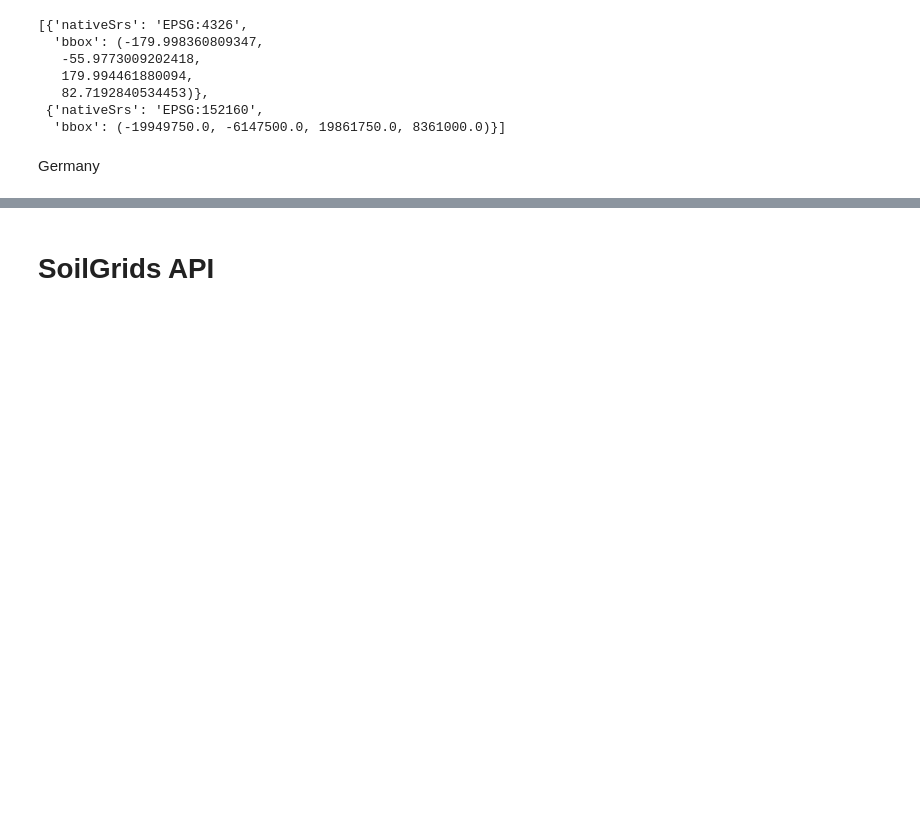
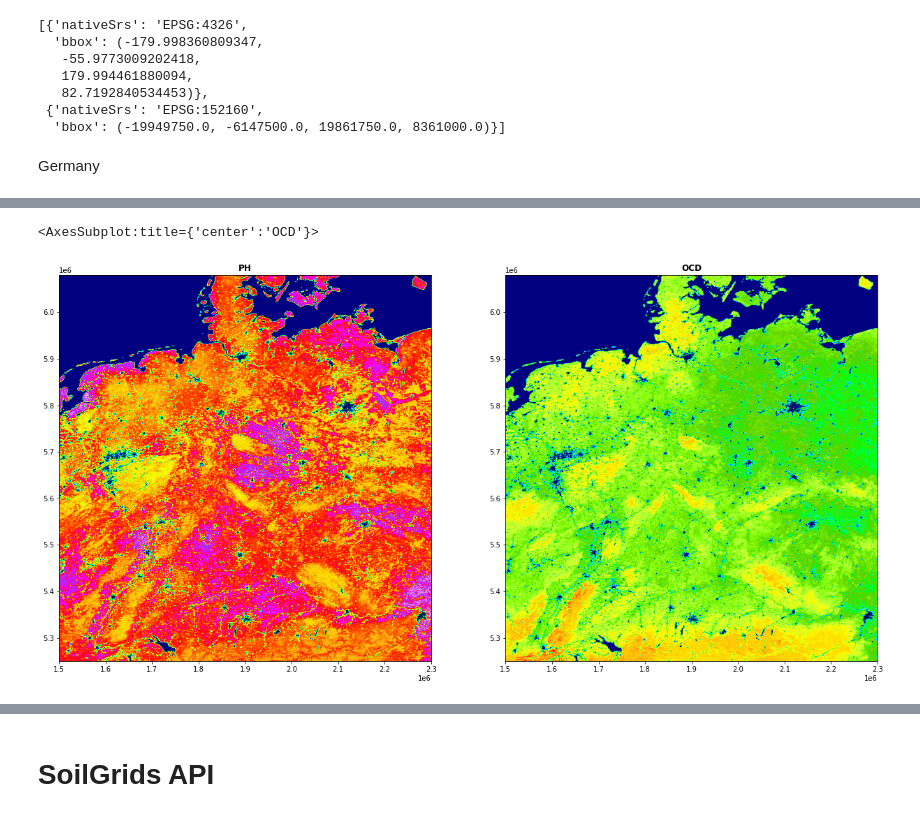
Before and after one commit to TmtStss/biodiversipy, a Jupyter notebook: notebooks/SoilGrids API Exploration.ipynb, the cells around one changed output, grey strips where cells are left out. Cells and saved outputs as stored; diff of their text form; code cells hidden in the pictures; blank space fills up the shorter version.

```diff
--- a/notebooks/SoilGrids API Exploration.ipynb
+++ b/notebooks/SoilGrids API Exploration.ipynb
@@ -184,0 +211,7 @@ import rioxarray as rxr
+# %%
+fig, (axl, axr) = plt.subplots(1,2, figsize=(21,11))
+plot.show(ph, ax=axl, title='PH', cmap='gist_ncar')
+plot.show(ocd, ax=axr, title='OCD', cmap='gist_ncar')
+# %% [output]
+<AxesSubplot:title={'center':'OCD'}>
+[figure, added]
```
Also changed, not shown: parts of 62 cells of this notebook, 1 other file.
